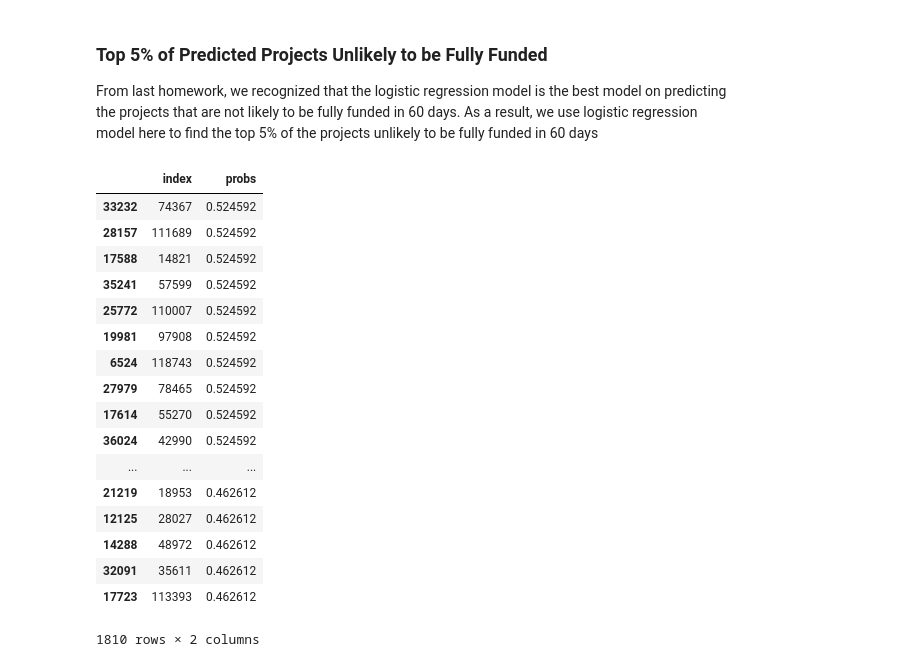
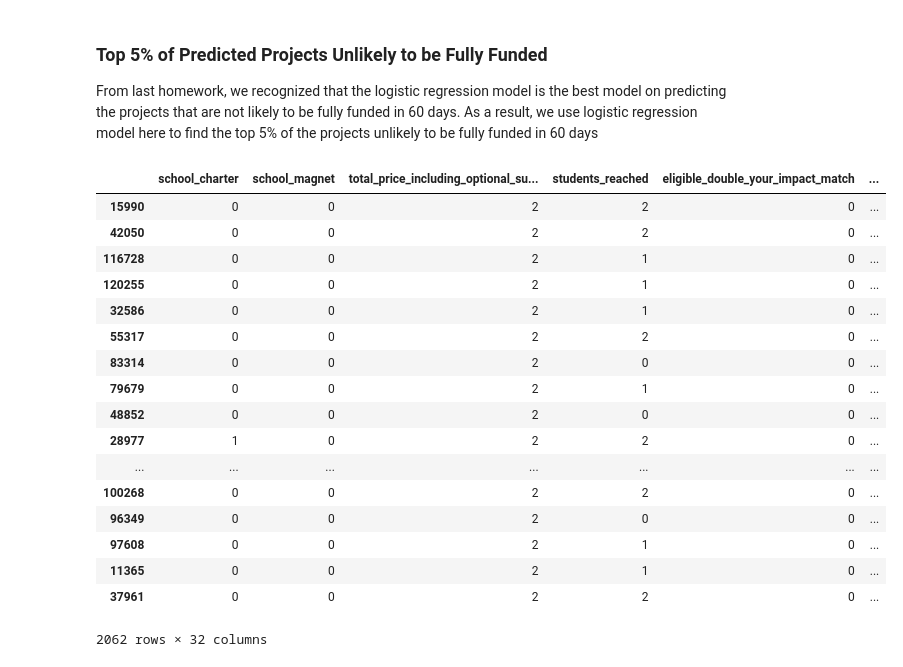
Before and after one commit to jizhao94/MLHW4, a Jupyter notebook: Unsupervised Learning.ipynb, the cells around one changed output. Cells and saved outputs as stored; diff of their text form; code cells hidden in the pictures.

```diff
--- a/Unsupervised Learning.ipynb
+++ b/Unsupervised Learning.ipynb
@@ -268,3 +358,0 @@ data['school_metro_feature'] = data['school_metro'].replace(['urban', 'suburban'
-# %%
-data['poverty_level_feature'] = data['poverty_level'].replace(['low poverty', 'moderate poverty',
-                                                               'high poverty', 'highest poverty'], [0,1,2,3])
@@ -273,8 +420,3 @@ data['total_price_including_optional_support'].plot.box()
 # %% [output]
 <matplotlib.axes._subplots.AxesSubplot at 0x...>
 [figure]
-# %%
-to_be_discretized = 'total_price_including_optional_support'
-data['total_price_feature'] = pd.cut(data[to_be_discretized], bins=[data[to_be_discretized].min(), data[to_be_discretized].quantile(0.25), data[to_be_discretized].quantile(0.75),
-                                              	data[to_be_discretized].max()], labels=[0,1,2], include_lowest=True)
-data['total_price_feature'] = data['total_price_feature'].astype('float')
@@ -283,0 +434,15 @@ to_be_observed = new_features + ['over_60_days']
+# %%
+# Select the features and drop the null values in the features
+# Convert categories to corresponding integers in categorical variables
+features = ['school_metro','school_charter', 'school_magnet',
+            'primary_focus_area', 'secondary_focus_area', 'poverty_level', 'resource_type', 'total_price_including_optional_support',
+           'students_reached', 'eligible_double_your_impact_match']
+to_dummies = ['school_metro', 'primary_focus_area', 'secondary_focus_area', 'resource_type', 'poverty_level']
+replace_to_numbers = ['school_charter', 'school_magnet', 'eligible_double_your_impact_match']
+to_discretize = ['total_price_including_optional_support', 'students_reached']
+for col in replace_to_numbers:
+    data[col] = data[col].replace(['f','t'], [0,1])
+data = to_dummy(data, to_dummies)
+for column in to_discretize:
+    fill_na(data, to_discretize)
+discretize_col(data, to_discretize)
@@ -417,36 +729,41 @@ find_summary_stats_of_cluster(cluster_map_2, 2)
 
 From last homework, we recognized that the logistic regression model is the best model on predicting the projects that are not likely to be fully funded in 60 days. As a result, we use logistic regression model here to find the top 5% of the projects unlikely to be fully funded in 60 days
 # %%
-data_to_train = data[to_be_observed]
-X = data_to_train[['school_metro_feature', 'poverty_level_feature', 'total_price_feature']]
-y = data_to_train['over_60_days']
+# Build the logistic regression model and train it
+X = data_select[features]
+y = data_select[label[0]]
 X_train, X_test, y_train, y_test = train_test_split(X, y, test_size=0.33, random_state=42)
 clf = LogisticRegression(penalty='l2',C=1.0, solver='lbfgs')
 clf = clf.fit(X_train, y_train)
 y_pred_probs = clf.predict_proba(X_test)[:,1]
 # %%
+# Find the top 5% predicted projects in the test data
 pred_probs_map = pd.DataFrame()
 pred_probs_map['index'] = y_test.index
 pred_probs_map['probs'] = y_pred_probs
 pred_probs_map = pred_probs_map.sort_values(by='probs',ascending=False)
 pred_probs_map = pred_probs_map[:int(len(y_test)*0.05)]
-pred_probs_map
+indices_lst = []
+for index in pred_probs_map['index']:
+    indices_lst.append(index)
+X_to_be_examined = X_test[X_test.index.isin(indices_lst)]
+X_to_be_examined
 # %% [output]
-|  | index | probs |
-| 33232 | 74367 | 0.524592 |
-| 28157 | 111689 | 0.524592 |
-| 17588 | 14821 | 0.524592 |
-| 35241 | 57599 | 0.524592 |
-| 25772 | 110007 | 0.524592 |
-| 19981 | 97908 | 0.524592 |
-| 6524 | 118743 | 0.524592 |
-| 27979 | 78465 | 0.524592 |
-| 17614 | 55270 | 0.524592 |
-| 36024 | 42990 | 0.524592 |
-| ... | ... | ... |
-| 21219 | 18953 | 0.462612 |
-| 12125 | 28027 | 0.462612 |
-| 14288 | 48972 | 0.462612 |
-| 32091 | 35611 | 0.462612 |
-| 17723 | 113393 | 0.462612 |
+|  | school_charter | school_magnet | total_price_including_optional_su... | students_reached | eligible_double_your_impact_match | ... |
+| 15990 | 0 | 0 | 2 | 2 | 0 | ... |
+| 42050 | 0 | 0 | 2 | 2 | 0 | ... |
+| 116728 | 0 | 0 | 2 | 1 | 0 | ... |
+| 120255 | 0 | 0 | 2 | 1 | 0 | ... |
+| 32586 | 0 | 0 | 2 | 1 | 0 | ... |
+| 55317 | 0 | 0 | 2 | 2 | 0 | ... |
+| 83314 | 0 | 0 | 2 | 0 | 0 | ... |
+| 79679 | 0 | 0 | 2 | 1 | 0 | ... |
+| 48852 | 0 | 0 | 2 | 0 | 0 | ... |
+| 28977 | 1 | 0 | 2 | 2 | 0 | ... |
+| ... | ... | ... | ... | ... | ... | ... |
+| 100268 | 0 | 0 | 2 | 2 | 0 | ... |
+| 96349 | 0 | 0 | 2 | 0 | 0 | ... |
+| 97608 | 0 | 0 | 2 | 1 | 0 | ... |
+| 11365 | 0 | 0 | 2 | 1 | 0 | ... |
+| 37961 | 0 | 0 | 2 | 2 | 0 | ... |
-1810 rows × 2 columns
+2062 rows × 32 columns
```
Also changed, not shown: parts of 46 cells of this notebook.
